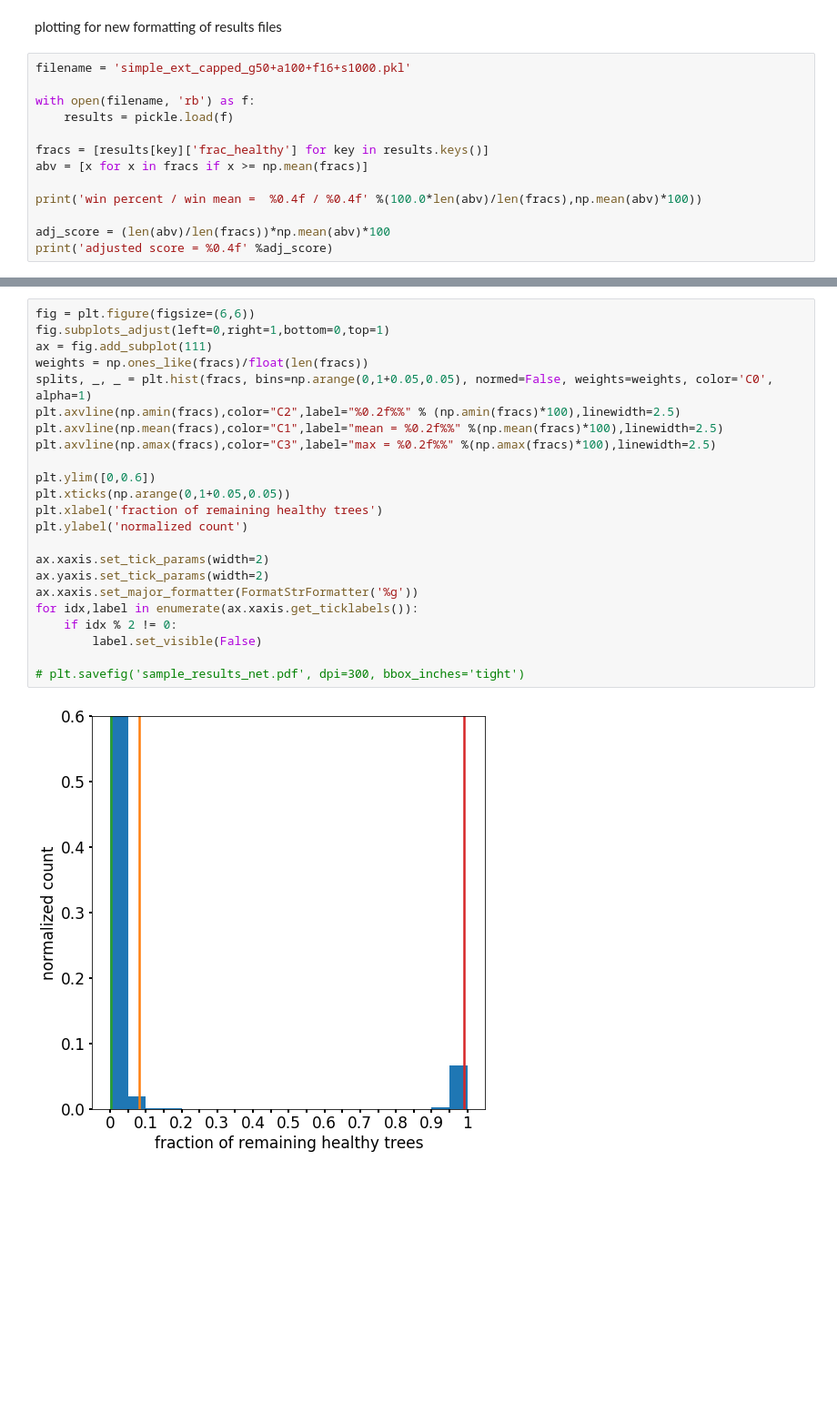
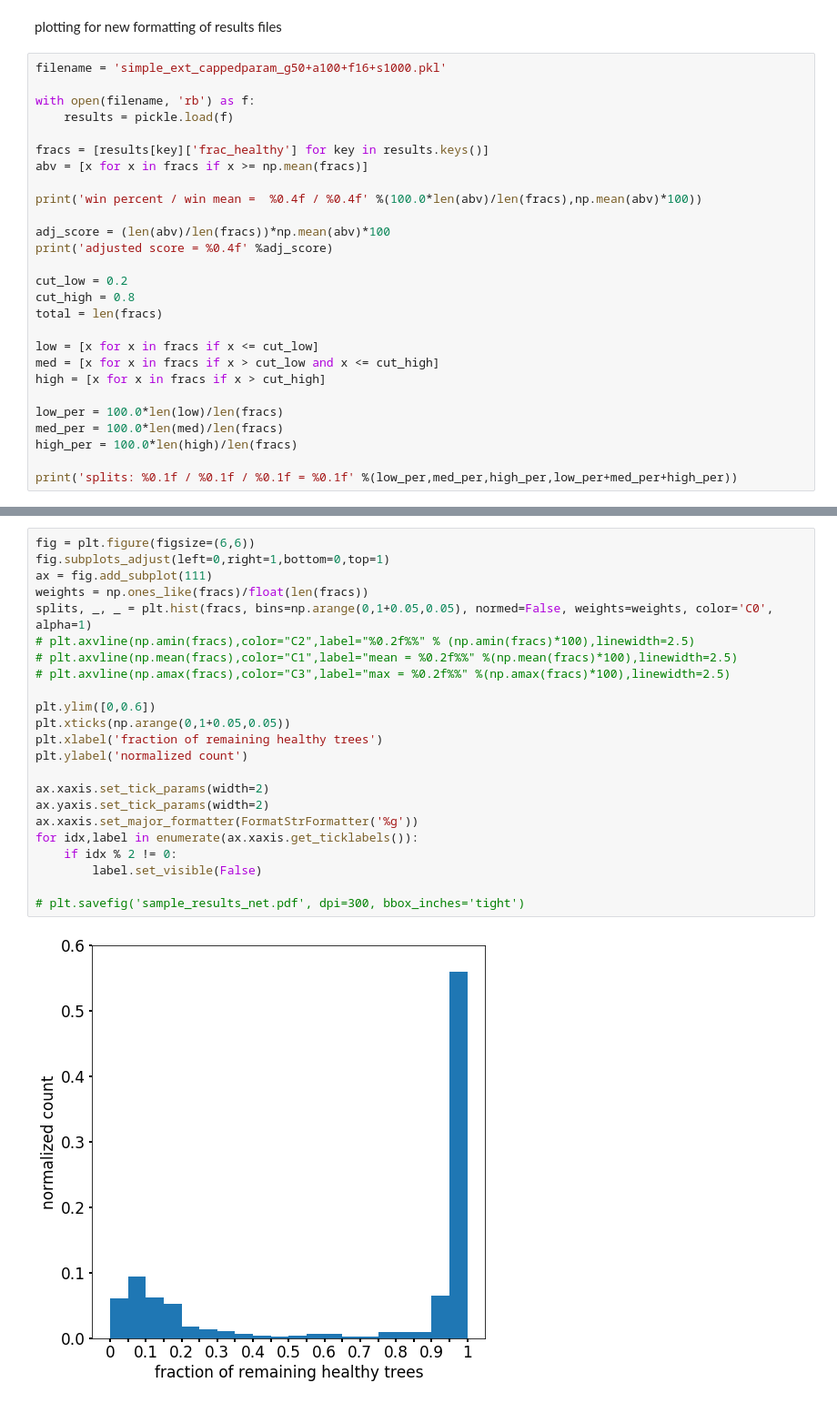
Before and after one commit to rhaksar/ddrl-firefighting, a Jupyter notebook: results/results_adj.ipynb, the cells around one changed output, grey strips where cells are left out. Shown at 91% size. Drawn from its saved outputs; the diff is of its cells as text; blank space fills up the shorter version.

```diff
--- a/results/results_adj.ipynb
+++ b/results/results_adj.ipynb
@@ -46,7 +46,7 @@ plt.savefig('experiment1.pdf', dpi=300, bbox_inches='tight')
 # %% [markdown]
 plotting for new formatting of results files
 # %%
-filename = 'simple_ext_capped_g50+a100+f16+s1000.pkl'
+filename = 'simple_ext_cappedparam_g50+a100+f16+s1000.pkl'
 
 with open(filename, 'rb') as f:
     results = pickle.load(f)
@@ -58,4 +58,18 @@ print('win percent / win mean =  %0.4f / %0.4f' %(100.0*len(abv)/len(fracs),np.m
 
 adj_score = (len(abv)/len(fracs))*np.mean(abv)*100
 print('adjusted score = %0.4f' %adj_score)
+
+cut_low = 0.2
+cut_high = 0.8
+total = len(fracs)
+
+low = [x for x in fracs if x <= cut_low]
+med = [x for x in fracs if x > cut_low and x <= cut_high]
+high = [x for x in fracs if x > cut_high]
+
+low_per = 100.0*len(low)/len(fracs)
+med_per = 100.0*len(med)/len(fracs)
+high_per = 100.0*len(high)/len(fracs)
+
+print('splits: %0.1f / %0.1f / %0.1f = %0.1f' %(low_per,med_per,high_per,low_per+med_per+high_per))
 # %% [output]
@@ -64,25 +79,25 @@ adjusted score = 83.1878
 # %%
 fig = plt.figure(figsize=(6,6))
 fig.subplots_adjust(left=0,right=1,bottom=0,top=1)
 ax = fig.add_subplot(111)
 weights = np.ones_like(fracs)/float(len(fracs))
 splits, _, _ = plt.hist(fracs, bins=np.arange(0,1+0.05,0.05), normed=False, weights=weights, color='C0', alpha=1)
-plt.axvline(np.amin(fracs),color="C2",label="%0.2f%%" % (np.amin(fracs)*100),linewidth=2.5)
-plt.axvline(np.mean(fracs),color="C1",label="mean = %0.2f%%" %(np.mean(fracs)*100),linewidth=2.5)
-plt.axvline(np.amax(fracs),color="C3",label="max = %0.2f%%" %(np.amax(fracs)*100),linewidth=2.5)
+# plt.axvline(np.amin(fracs),color="C2",label="%0.2f%%" % (np.amin(fracs)*100),linewidth=2.5)
+# plt.axvline(np.mean(fracs),color="C1",label="mean = %0.2f%%" %(np.mean(fracs)*100),linewidth=2.5)
+# plt.axvline(np.amax(fracs),color="C3",label="max = %0.2f%%" %(np.amax(fracs)*100),linewidth=2.5)
 
 plt.ylim([0,0.6])
 plt.xticks(np.arange(0,1+0.05,0.05))
 plt.xlabel('fraction of remaining healthy trees')
 plt.ylabel('normalized count')
 
 ax.xaxis.set_tick_params(width=2)
 ax.yaxis.set_tick_params(width=2)
 ax.xaxis.set_major_formatter(FormatStrFormatter('%g'))
 for idx,label in enumerate(ax.xaxis.get_ticklabels()):
     if idx % 2 != 0:
         label.set_visible(False)
 
 # plt.savefig('sample_results_net.pdf', dpi=300, bbox_inches='tight')
 # %% [output]
-[figure, old version]
+[figure, new version]
```
Also changed, not shown: parts of 5 cells of this notebook, 2 other files.
